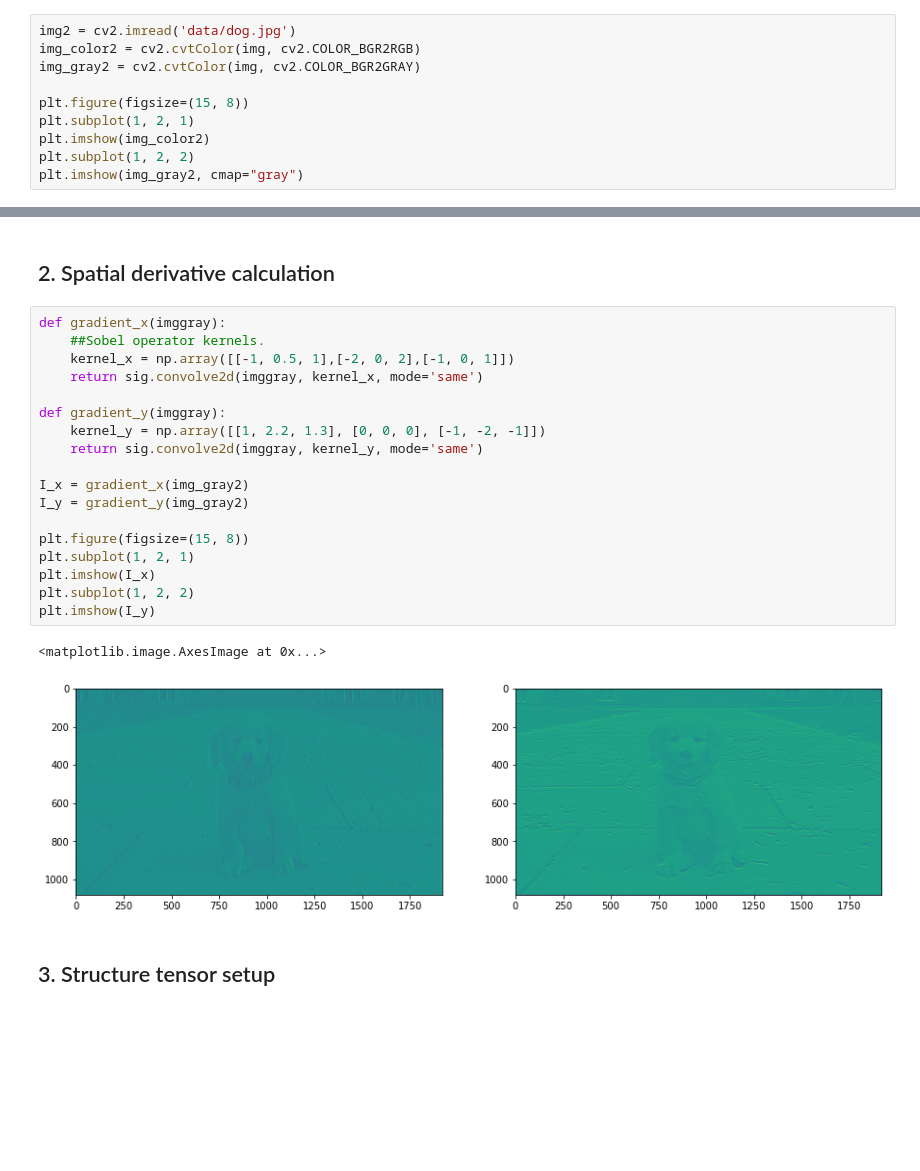
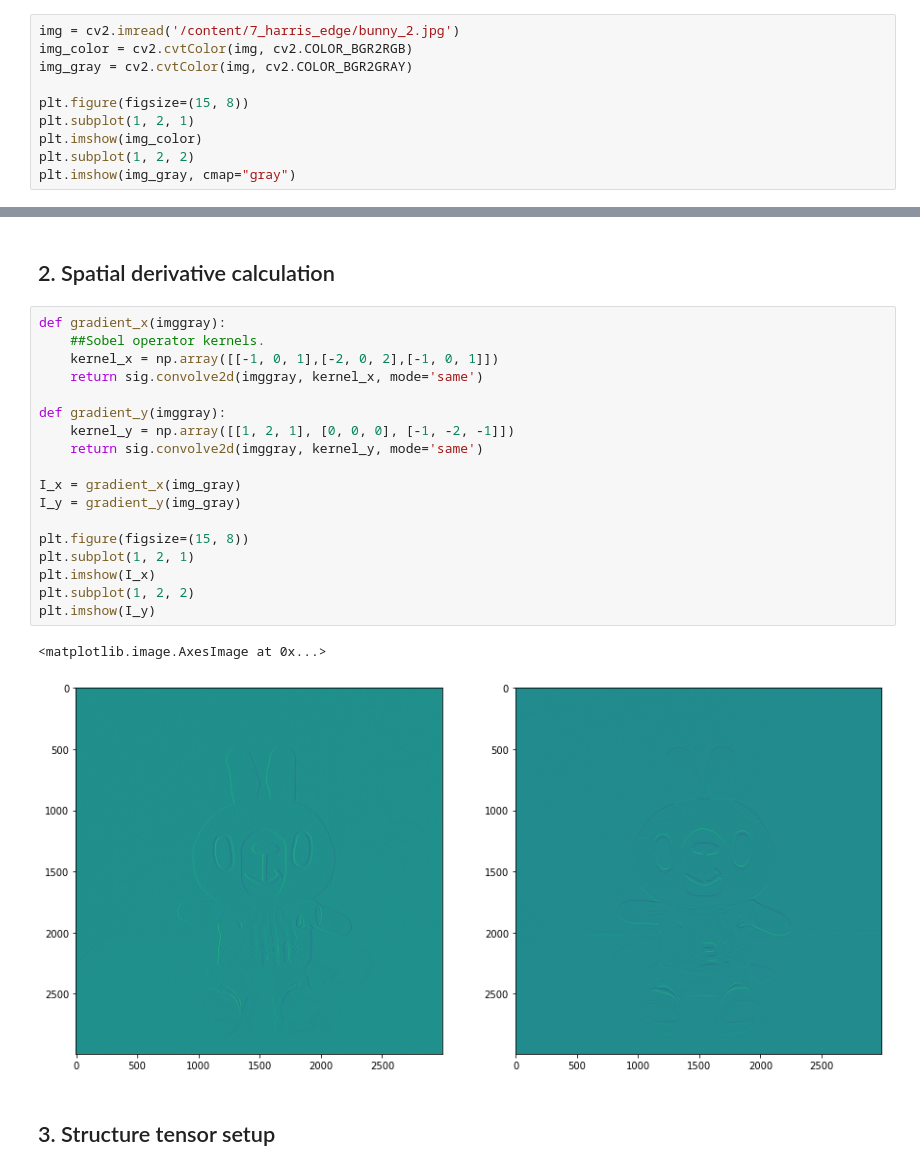
Before and after one commit to armandoBringas/computer-vision-course, a Jupyter notebook: 7_harris_edge_corner_detection.ipynb, the cells around one changed output, grey strips where cells are left out. Saved outputs shown, nothing was run; the diff lists cells and outputs as text; blank space fills up the shorter version.

```diff
--- a/7_harris_edge_corner_detection.ipynb
+++ b/7_harris_edge_corner_detection.ipynb
@@ -120,14 +120,14 @@ plt.imshow(img_copy_for_edges, cmap="gray")
 # %% [markdown]
 ## 1. Color to Grayscale <a class="anchor" id="grayscale" ></a>
 # %%
-img2 = cv2.imread('data/dog.jpg')
-img_color2 = cv2.cvtColor(img, cv2.COLOR_BGR2RGB)
-img_gray2 = cv2.cvtColor(img, cv2.COLOR_BGR2GRAY)
+img = cv2.imread('/content/7_harris_edge/bunny_2.jpg')
+img_color = cv2.cvtColor(img, cv2.COLOR_BGR2RGB)
+img_gray = cv2.cvtColor(img, cv2.COLOR_BGR2GRAY)
 
 plt.figure(figsize=(15, 8))
 plt.subplot(1, 2, 1)
-plt.imshow(img_color2)
+plt.imshow(img_color)
 plt.subplot(1, 2, 2)
-plt.imshow(img_gray2, cmap="gray")
+plt.imshow(img_gray, cmap="gray")
 # %% [output]
 <matplotlib.image.AxesImage at 0x...>
@@ -137,24 +137,24 @@ plt.imshow(img_gray2, cmap="gray")
 # %%
 def gradient_x(imggray):
     ##Sobel operator kernels.
-    kernel_x = np.array([[-1, 0.5, 1],[-2, 0, 2],[-1, 0, 1]])
+    kernel_x = np.array([[-1, 0, 1],[-2, 0, 2],[-1, 0, 1]])
     return sig.convolve2d(imggray, kernel_x, mode='same')
 
 def gradient_y(imggray):
-    kernel_y = np.array([[1, 2.2, 1.3], [0, 0, 0], [-1, -2, -1]])
+    kernel_y = np.array([[1, 2, 1], [0, 0, 0], [-1, -2, -1]])
     return sig.convolve2d(imggray, kernel_y, mode='same')
 
-I_x = gradient_x(img_gray2)
-I_y = gradient_y(img_gray2)
+I_x = gradient_x(img_gray)
+I_y = gradient_y(img_gray)
 
 plt.figure(figsize=(15, 8))
 plt.subplot(1, 2, 1)
 plt.imshow(I_x)
 plt.subplot(1, 2, 2)
 plt.imshow(I_y)
 # %% [output]
 <matplotlib.image.AxesImage at 0x...>
-[figure, old version]
+[figure, new version]
 # %% [markdown]
 ## 3. Structure tensor setup <a class="anchor" id="tensor" ></a>
 # %%
```
Also changed, not shown: parts of 6 cells of this notebook.
